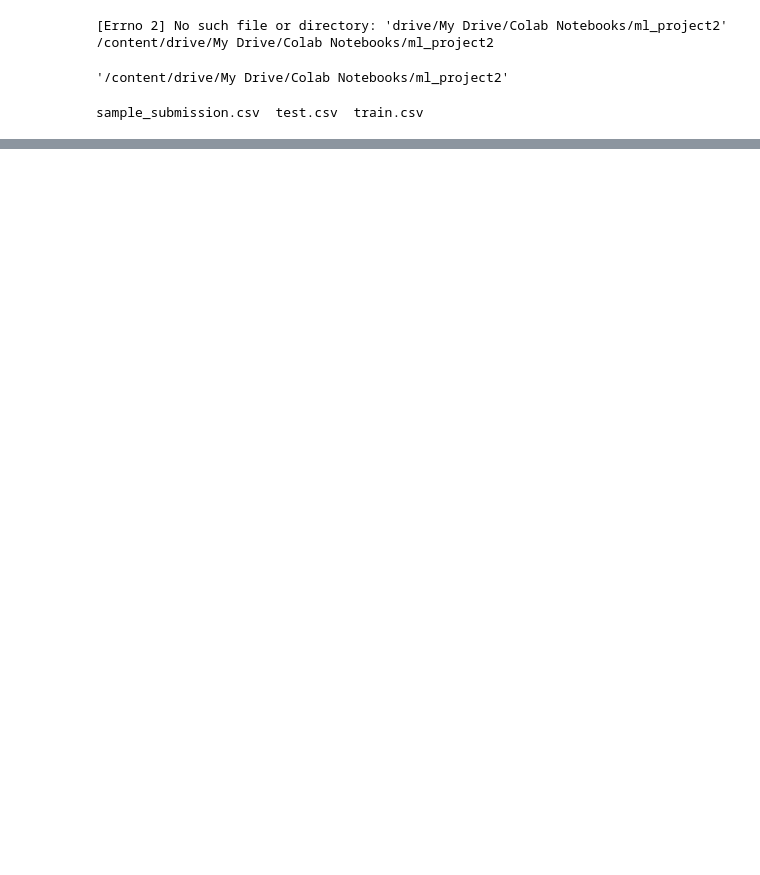
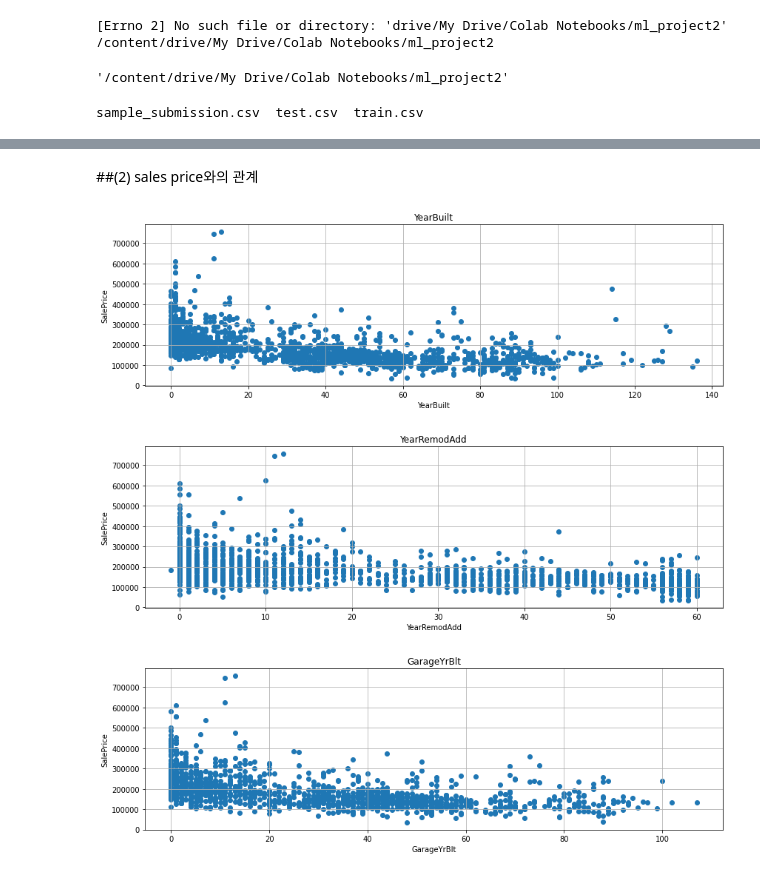
Before and after one commit to mjkanf1994/ml_edu, a Jupyter notebook: 20200819_house.ipynb, the cells around one changed output, grey strips where cells are left out. Cells and saved outputs as stored; diff of their text form; code cells hidden in the pictures; blank space fills up the shorter version.

```diff
--- a/20200819_house.ipynb
+++ b/20200819_house.ipynb
@@ -83,0 +175,16 @@ train.to_gbq(destination_table='house20200819.train',
+# %% [markdown]
+##(2) sales price와의 관계
+# %%
+for fea in year_fea:
+    if fea!='YrSold': # `YrSold` 변수는 제외 한다.
+        data=train.copy() # 이렇게 해주는 것이 좋다. (원본 데이터는 늘 보존할 수 있다)
+        data[fea]=data['YrSold']-data[fea] #  여기가 사실 핵심 포인트다. 연수 차이 계산
+        plt.scatter(data[fea], data['SalePrice']) # 산점도 그래프를 그린다.
+        plt.title(fea)
+        plt.xlabel(fea)
+        plt.ylabel('SalePrice')
+        plt.show()
+# %% [output]
+[figure, added]
+[figure, added]
+[figure, added]
```
Also changed, not shown: parts of 58 cells of this notebook.
